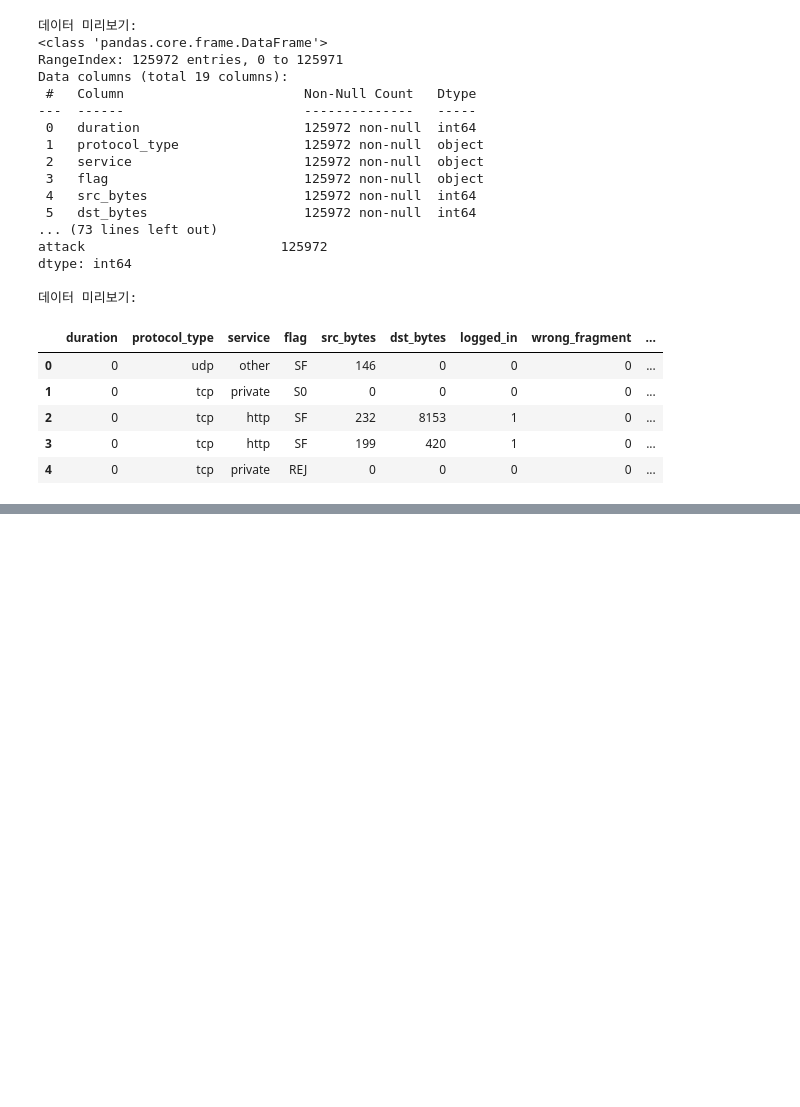
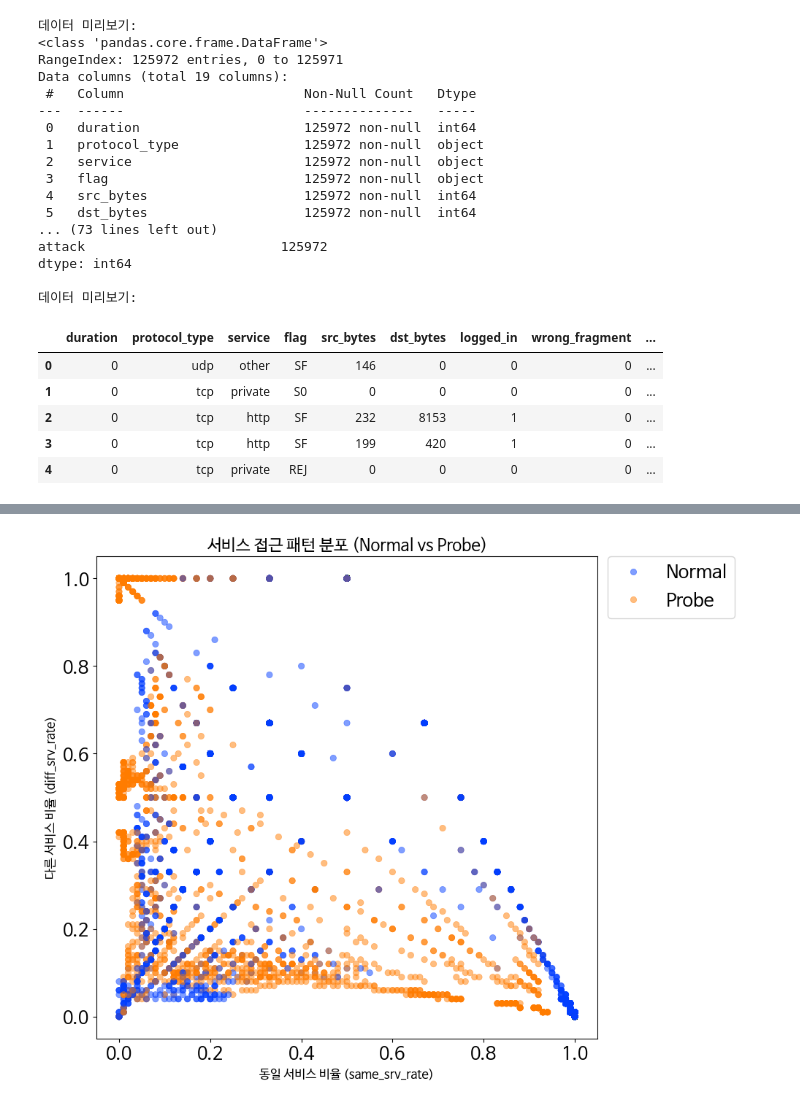
Before and after one commit to Parkgeunryeong/BigDataProject2025, a Jupyter notebook: bigdatapro.ipynb, the cells around one changed output, grey strips where cells are left out. Saved outputs shown, nothing was run; the diff lists cells and outputs as text; code cells hidden in the pictures; blank space fills up the shorter version.

```diff
--- a/bigdatapro.ipynb
+++ b/bigdatapro.ipynb
@@ -313,0 +365,23 @@ plt.show()
+# %%
+# 1. Normal과 Probe만 필터링해서 새로운 데이터프레임(filtered_df) 만들기
+filtered_df = new_df[new_df['attack'].isin(['Normal', 'Probe'])]
+
+# 2. 그래프 그리기
+plt.figure(figsize=(10, 8))
+
+# filtered_df를 사용해서 그림
+sns.scatterplot(data=filtered_df, x='same_srv_rate', y='diff_srv_rate', hue='attack',
+                palette='bright', alpha=0.5, edgecolor=None)
+
+# 3. 제목 및 축 설정
+plt.title('서비스 접근 패턴 분포 (Normal vs Probe)', fontsize=16)
+plt.xlabel('동일 서비스 비율 (same_srv_rate)', fontsize=12)
+plt.ylabel('다른 서비스 비율 (diff_srv_rate)', fontsize=12)
+
+# 위치 조정
+plt.legend(bbox_to_anchor=(1.02, 1), loc='upper left', borderaxespad=0)
+
+plt.tight_layout()
+plt.show()
+# %% [output]
+[figure, added]
```
Also changed, not shown: parts of 12 cells of this notebook.
